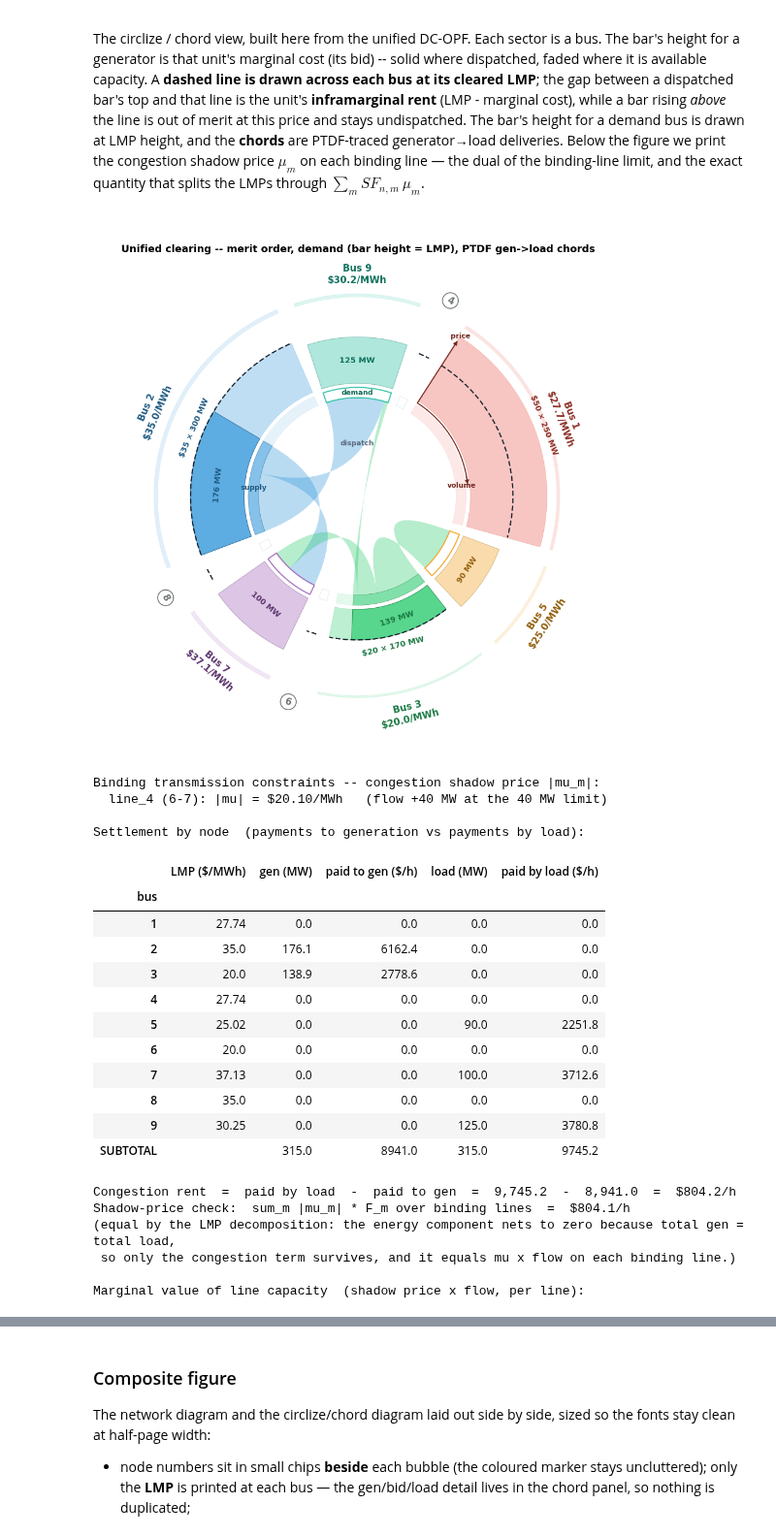
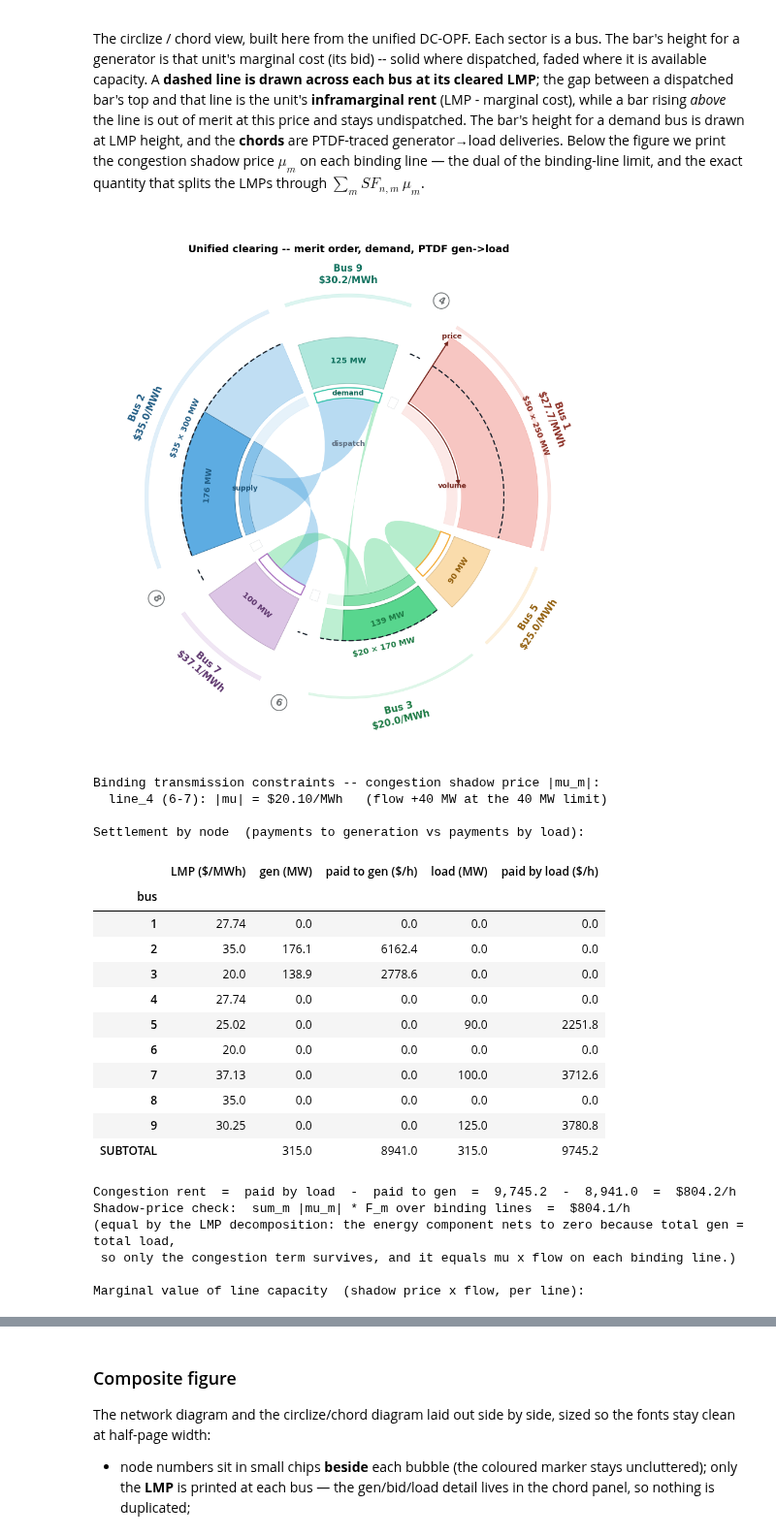
Before and after one commit to pdockery/wscc9-illustrative-model, a Jupyter notebook: congestion_revenue_allocation_example.ipynb, the cells around one changed output, grey strips where cells are left out. Shown at 97% size. Cells and saved outputs as stored; diff of their text form; code cells hidden in the pictures.

```diff
--- a/congestion_revenue_allocation_example.ipynb
+++ b/congestion_revenue_allocation_example.ipynb
@@ -321,7 +415,7 @@ fig = plot_nodal_circlize(
     label_fontsize=12,         # outer sector labels (Bus N / LMP)
     track_fontsize=10,         # in-track bid / dispatch / load-MW labels, >= 10 pt
     show_legend=False,         # per-bus gen/load/LMP already on the ring + in-track; legend was sub-10 pt and duplicative
-    title='Unified clearing -- merit order, demand (bar height = LMP), PTDF gen->load chords',
+    title='Unified clearing -- merit order, demand, PTDF gen->load',
 )
 plt.show()
 
@@ -369,34 +463,34 @@ print('(equal by the LMP decomposition: the energy component nets to zero becaus
 
 # â”€â”€ Marginal value of line capacity: shadow price x flow, per line â”€â”€â”€â”€â”€â”€â”€â”€â”€â”€â”€
 # |mu_m| is the $/MWh fall in system cost from +1 MW of rating on line m (zero
 # unless the line binds) -- the marginal value of capacity. |mu_m| x flow is the
 # congestion rent that line collects; the column sums to the total rent above.
 lines_tbl = pd.DataFrame(
     [{'line': l,
       'from': pt.line_buses[pt.line_idx[l]][0],
       'to': pt.line_buses[pt.line_idx[l]][1],
       'flow (MW)': round(res.flow_own[l], 1),
       'rating (MW)': round(pt.s_nom[pt.line_idx[l]], 0),
       'binding': abs(res.line_dual[l]) > 1e-3,
       '|mu| ($/MWh = value of +1 MW)': round(abs(res.line_dual[l]), 2),
       'rent |mu| x flow ($/h)': round(abs(res.line_dual[l]) * abs(res.flow_own[l]), 1)}
      for l in pt.lines]
 ).set_index('line')
 lines_tbl.loc['TOTAL'] = ['', '', '', '', '', '',
                           round(lines_tbl['rent |mu| x flow ($/h)'].sum(), 1)]
 
 print('\nMarginal value of line capacity  (shadow price x flow, per line):')
 display(lines_tbl)
 print('The |mu| column is the value of relaxing each line by 1 MW; only binding '
       'lines carry a positive value.\nThe rent column decomposes the congestion '
       f'rent above by line and totals ${lines_tbl.loc["TOTAL", "rent |mu| x flow ($/h)"]:,.1f}/h.')
 
 # â”€â”€ Export both tables to CSV (overwritten every run) for the Word write-up â”€â”€
 settle.to_csv('seams_settlement_by_node.csv')
 lines_tbl.to_csv('seams_line_capacity_value.csv')
 print(f'\nwrote seams_settlement_by_node.csv  and  seams_line_capacity_value.csv  to  {os.getcwd()}')
 # %% [output]
-[figure, old version]
+[figure, new version]
 Binding transmission constraints -- congestion shadow price |mu_m|:
   line_4 (6-7): |mu| = $20.10/MWh   (flow +40 MW at the 40 MW limit)
 
```
Also changed, not shown: parts of 21 cells of this notebook.
